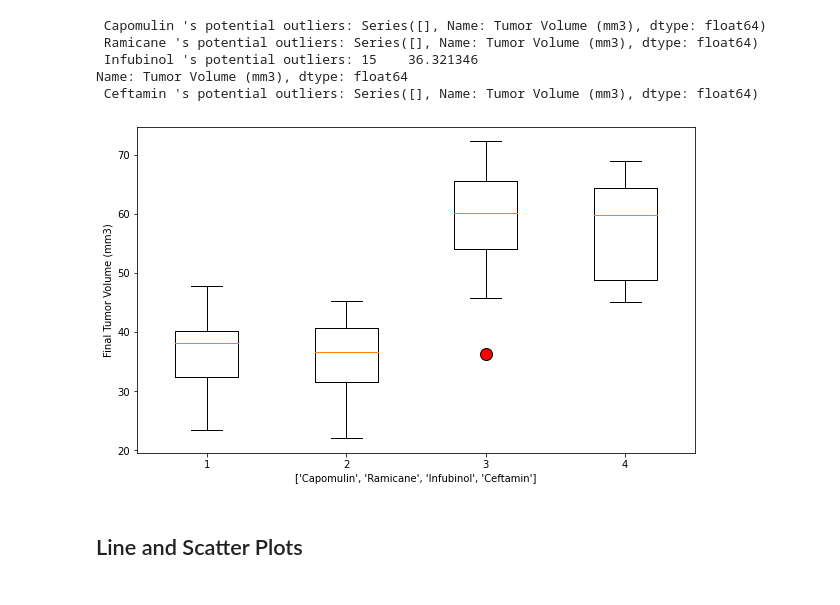
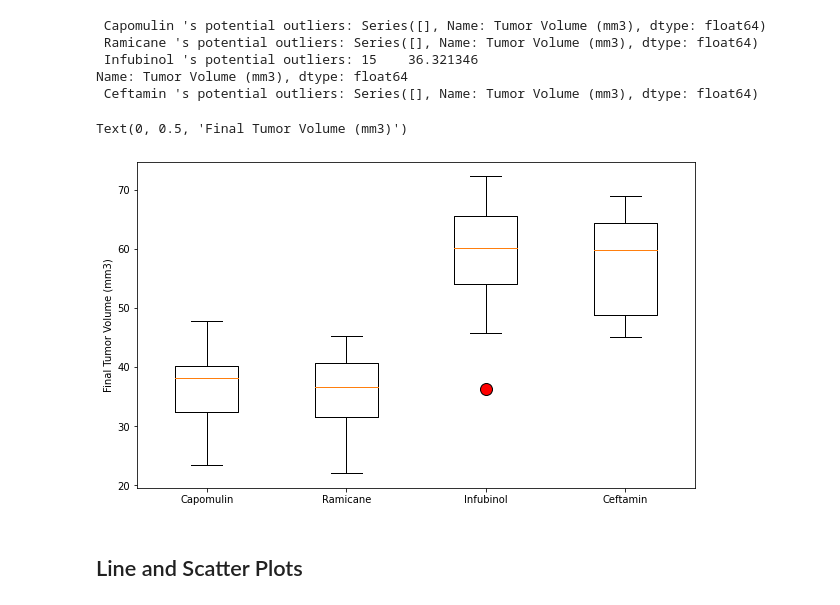
Before and after one commit to sSalvs/matplotlib_homework, a Jupyter notebook: Pymaceuticals.ipynb, the cells around one changed output. Drawn from its saved outputs; the diff is of its cells as text; code cells hidden in the pictures.

```diff
--- a/Pymaceuticals.ipynb
+++ b/Pymaceuticals.ipynb
@@ -368,18 +358,23 @@ Name: Tumor Volume (mm3), dtype: float64
 # %%
 # Generate a box plot of the final tumor volume of each mouse across four regimens of interest
 
-
+# plot the box and whisker plot
 fig1, ax1 = plt.subplots(figsize=(10, 6))
 
-ax1.set_ylabel('Final Tumor Volume (mm3)')
-ax1.set_xlabel(treatments)
+# Set xlabels
+labels = list(treatments)
 
 
-plt.boxplot(tumor_vol, flierprops=flierprops)
 flierprops = dict(marker='o', markerfacecolor='red', markersize=12,
                   linestyle='none')
+
+plt.boxplot(tumor_vol, flierprops=flierprops, labels=labels)
+
+# Set y label
+ax1.set_ylabel('Final Tumor Volume (mm3)')
 # %% [output]
+Text(0, 0.5, 'Final Tumor Volume (mm3)')
-[figure, old version]
+[figure, new version]
 # %% [markdown]
 ## Line and Scatter Plots
 # %%
```
Also changed, not shown: parts of 13 cells of this notebook.
